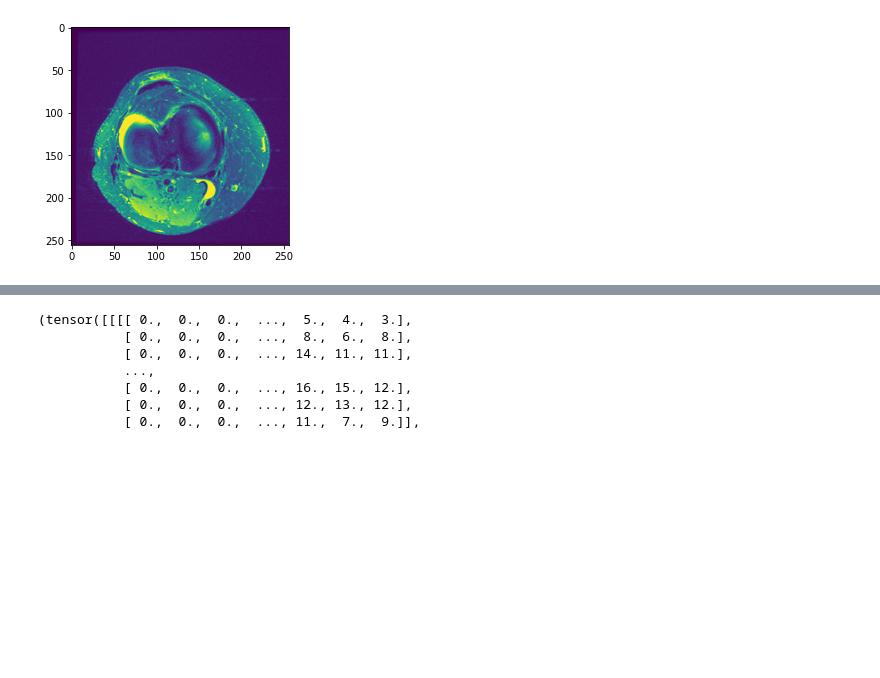
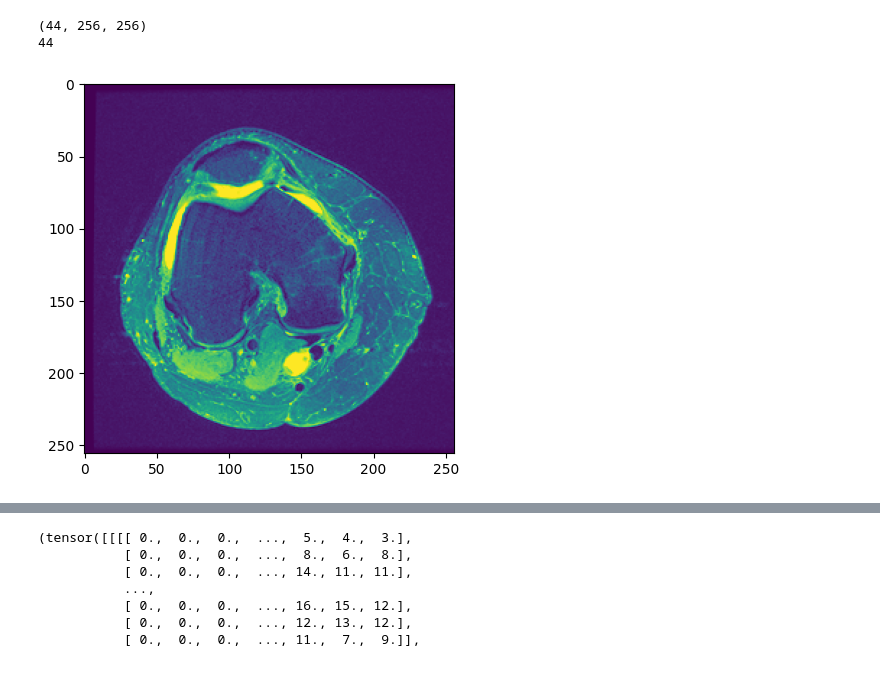
Before and after one commit to jctubb/DataScienceFinalProject, a Jupyter notebook: model.ipynb, the cells around one changed output, grey strips where cells are left out. Cells and saved outputs as stored; diff of their text form; code cells hidden in the pictures; blank space fills up the shorter version.

```diff
--- a/model.ipynb
+++ b/model.ipynb
@@ -33,14 +33,17 @@ data_transforms = {
 # %%
 # Shi
 # retrieve sample image
 input_image = np.load("MRNet-v1.0/train/axial/0000.npy")
-input_image.shape
-plt.imshow(input_image[30])
+print(input_image.shape)
+print(str(len(input_image)))
+plt.imshow(input_image[int(len(input_image)/2)])
 
 from PIL import Image
 
 im = Image.fromarray(input_image[1])
 img = im.convert('RGB')
 # img.show()
 # %% [output]
+(44, 256, 256)
+44
-[figure, old version]
+[figure, new version]
```
Also changed, not shown: parts of 4 cells of this notebook, 2 other files.
